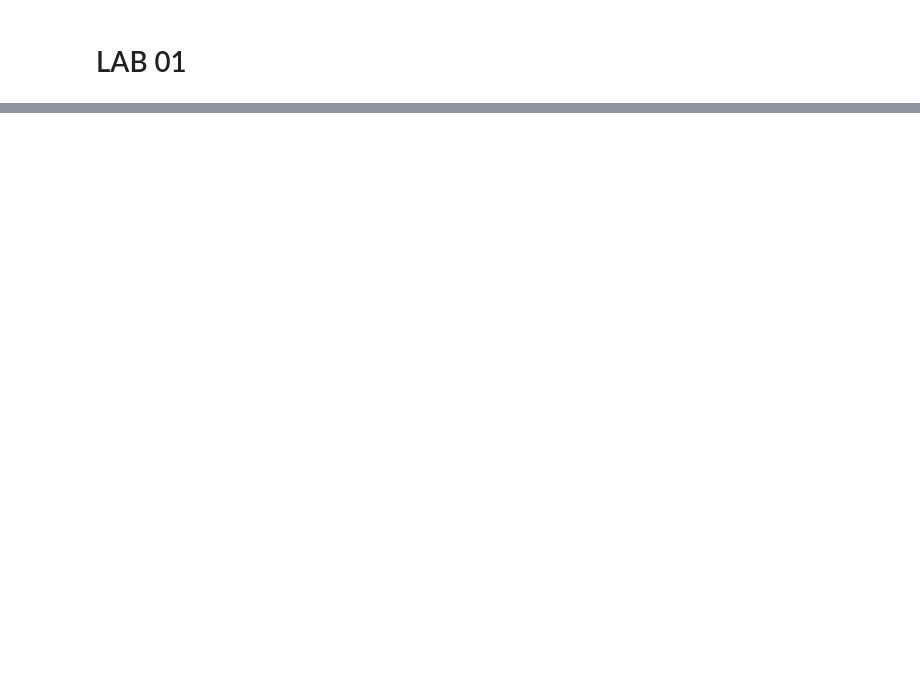
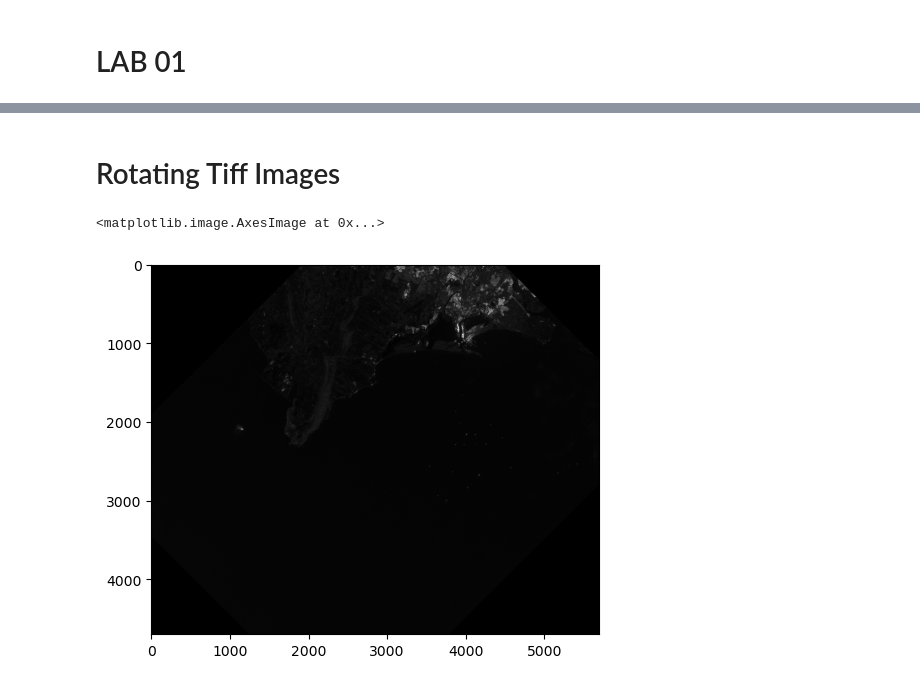
Before and after one commit to Mahnoor-14/Microwave_Hyperspectral_RemoteSensing_, a Jupyter notebook: Accessing & Processing Raster (01).ipynb, the cells around one changed output, grey strips where cells are left out. Cells and saved outputs as stored; diff of their text form; code cells hidden in the pictures; blank space fills up the shorter version.

```diff
--- a/Accessing & Processing Raster (01).ipynb
+++ b/Accessing & Processing Raster (01).ipynb
@@ -16,0 +84,20 @@ pixels = img.load()
+# %%
+
+try:
+    # Read image from disk.
+    img = cv2.imread(r"G:\Personal\hyperspectral\01\HH-ALPSRP244140480-H2.2_UA.tif")
+
+    # Get number of pixel horizontally and vertically.
+    (height, width) = img.shape[:2]
+
+    # Specify the size of image along with interpolation methods.
+    # cv2.INTER_AREA is used for shrinking, whereas cv2.INTER_CUBIC
+    # is used for zooming.
+    res = cv2.resize(img, (int(width / 2), int(height / 2)), interpolation=cv2.INTER_CUBIC)
+
+    # Write image back to disk.
+    cv2.imwrite('result.tiff', res)
+
+except IOError:
+    print('Error while reading files !!!')
+plt.imshow(res)
@@ -16,0 +107,24 @@ pixels = img.load()
+# %% [markdown]
+# Rotating Tiff Images
+# %%
+try:
+    # Read image from disk.
+    img = cv2.imread(r"G:\Personal\hyperspectral\01\HH-ALPSRP244140480-H2.2_UA.tif")
+
+     # Shape of image in terms of pixels.
+    (rows, cols) = img.shape[:2]
+
+    # getRotationMatrix2D creates a matrix needed for transformation.
+    # We want matrix for rotation w.r.t center to 45 degree without scaling.
+    M = cv2.getRotationMatrix2D((cols / 2, rows / 2), 45, 1)
+    res1 = cv2.warpAffine(img, M, (cols, rows))
+
+    # Write image back to disk.
+    cv2.imwrite('result.tiff', res1)
+
+except IOError:
+    print('Error while reading files !!!')
+plt.imshow(res1)
+# %% [output]
+<matplotlib.image.AxesImage at 0x...>
+[figure, added]
```
Also changed, not shown: parts of 19 cells of this notebook.
